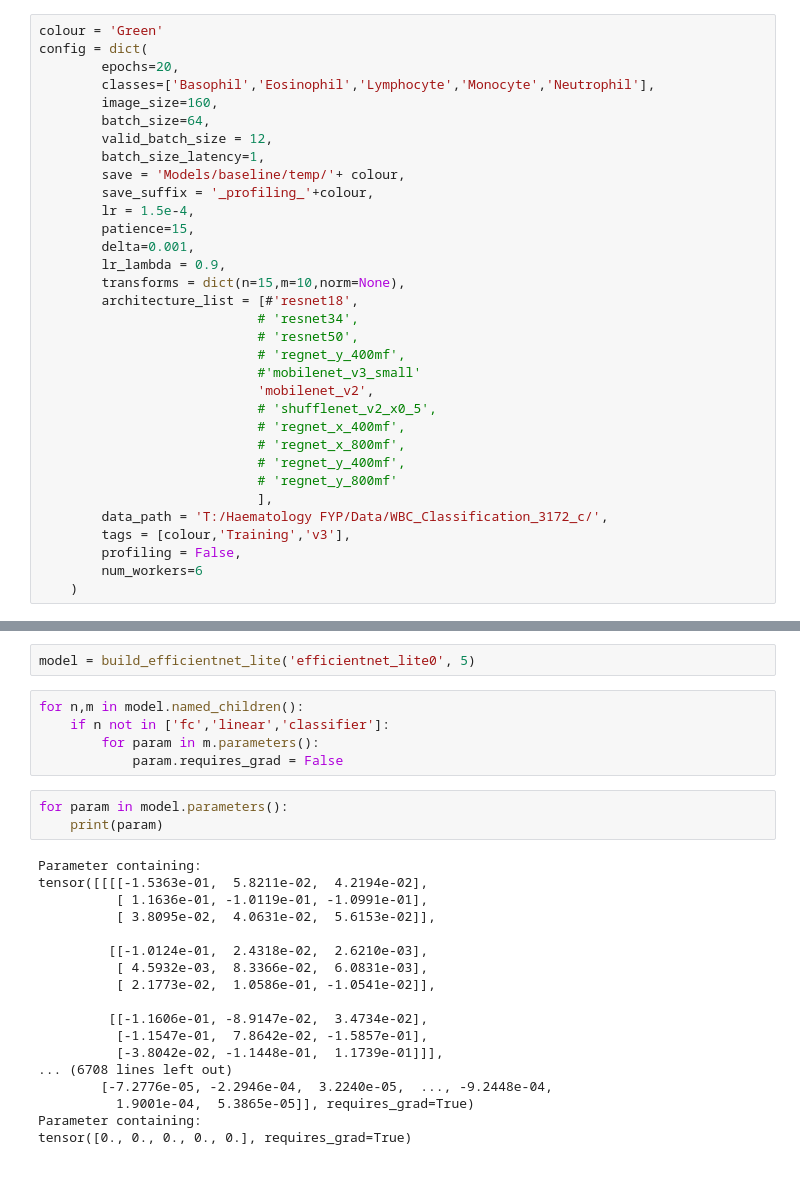
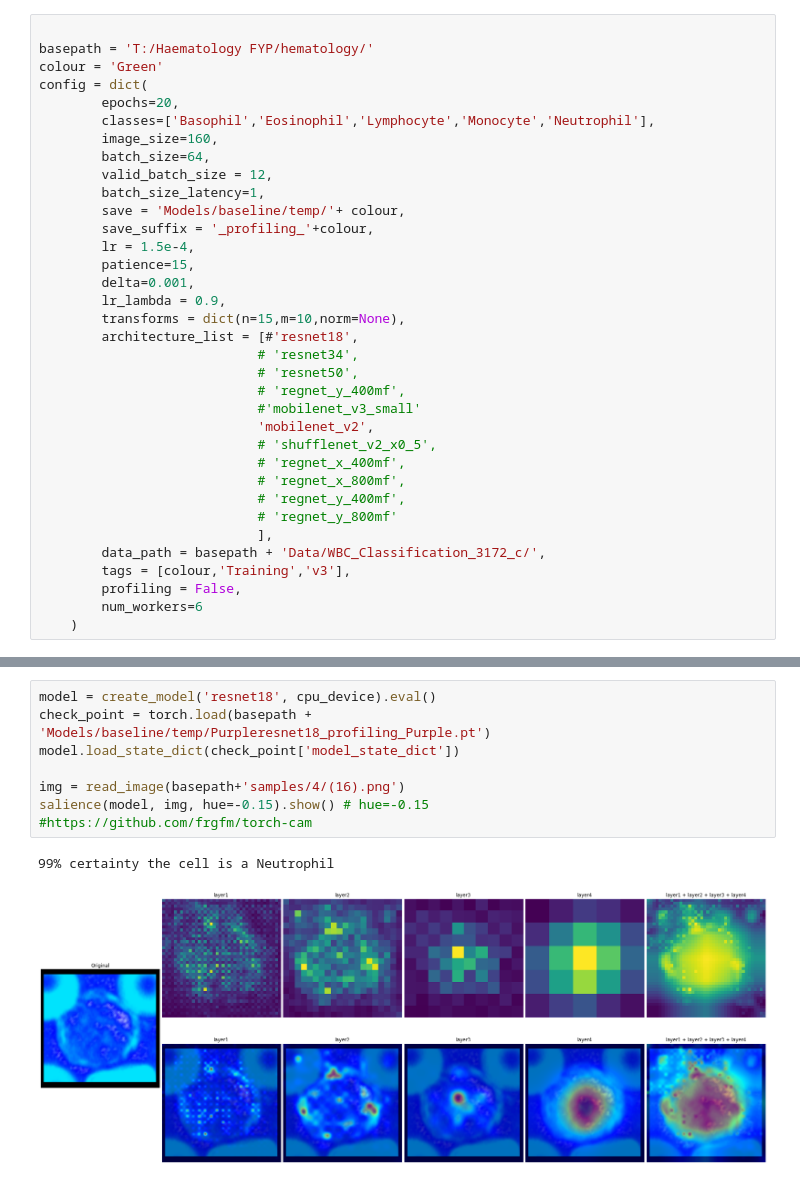
Before and after one commit to ZarredFelicite/efficient-wbc-count, a Jupyter notebook: utils/model_explorer.ipynb, the cells around one changed output, grey strips where cells are left out. Cells and saved outputs as stored; diff of their text form.

Commit message:
feat: add saliency visualizer to utils and update readme

```diff
--- a/utils/model_explorer.ipynb
+++ b/utils/model_explorer.ipynb
@@ -39,4 +40,6 @@ from efficientnet_lite import build_efficientnet_lite
 # %%
+
+basepath = 'T:/Haematology FYP/hematology/'
 colour = 'Green'
 config = dict(
         epochs=20,
@@ -64,7 +67,7 @@ config = dict(
                             # 'regnet_y_400mf',
                             # 'regnet_y_800mf'
                             ],
-        data_path = 'T:/Haematology FYP/Data/WBC_Classification_3172_c/',
+        data_path = basepath + 'Data/WBC_Classification_3172_c/',
         tags = [colour,'Training','v3'],
         profiling = False,
         num_workers=6
@@ -95,28 +75,11 @@ torch.Size([3, 160, 160])
-# %%
-model = build_efficientnet_lite('efficientnet_lite0', 5)
-# %%
-for n,m in model.named_children():
-    if n not in ['fc','linear','classifier']:
-        for param in m.parameters():
-            param.requires_grad = False
-# %%
-for param in model.parameters():
-    print(param)
-# %% [output]
-Parameter containing:
-tensor([[[[-1.5363e-01,  5.8211e-02,  4.2194e-02],
-          [ 1.1636e-01, -1.0119e-01, -1.0991e-01],
-          [ 3.8095e-02,  4.0631e-02,  5.6153e-02]],
-
-         [[-1.0124e-01,  2.4318e-02,  2.6210e-03],
-          [ 4.5932e-03,  8.3366e-02,  6.0831e-03],
-          [ 2.1773e-02,  1.0586e-01, -1.0541e-02]],
-
-         [[-1.1606e-01, -8.9147e-02,  3.4734e-02],
-          [-1.1547e-01,  7.8642e-02, -1.5857e-01],
-          [-3.8042e-02, -1.1448e-01,  1.1739e-01]]],
-... (6708 lines left out)
-        [-7.2776e-05, -2.2946e-04,  3.2240e-05,  ..., -9.2448e-04,
-          1.9001e-04,  5.3865e-05]], requires_grad=True)
-Parameter containing:
-tensor([0., 0., 0., 0., 0.], requires_grad=True)
+# %%
+model = create_model('resnet18', cpu_device).eval()
+check_point = torch.load(basepath + 'Models/baseline/temp/Purpleresnet18_profiling_Purple.pt')
+model.load_state_dict(check_point['model_state_dict'])
+
+img = read_image(basepath+'samples/4/(16).png')
+salience(model, img, hue=-0.15).show() # hue=-0.15
+#https://github.com/frgfm/torch-cam
+# %% [output]
+99% certainty the cell is a Neutrophil
+[figure, added]
```
Also changed, not shown: parts of 3 cells of this notebook, 4 other files.
